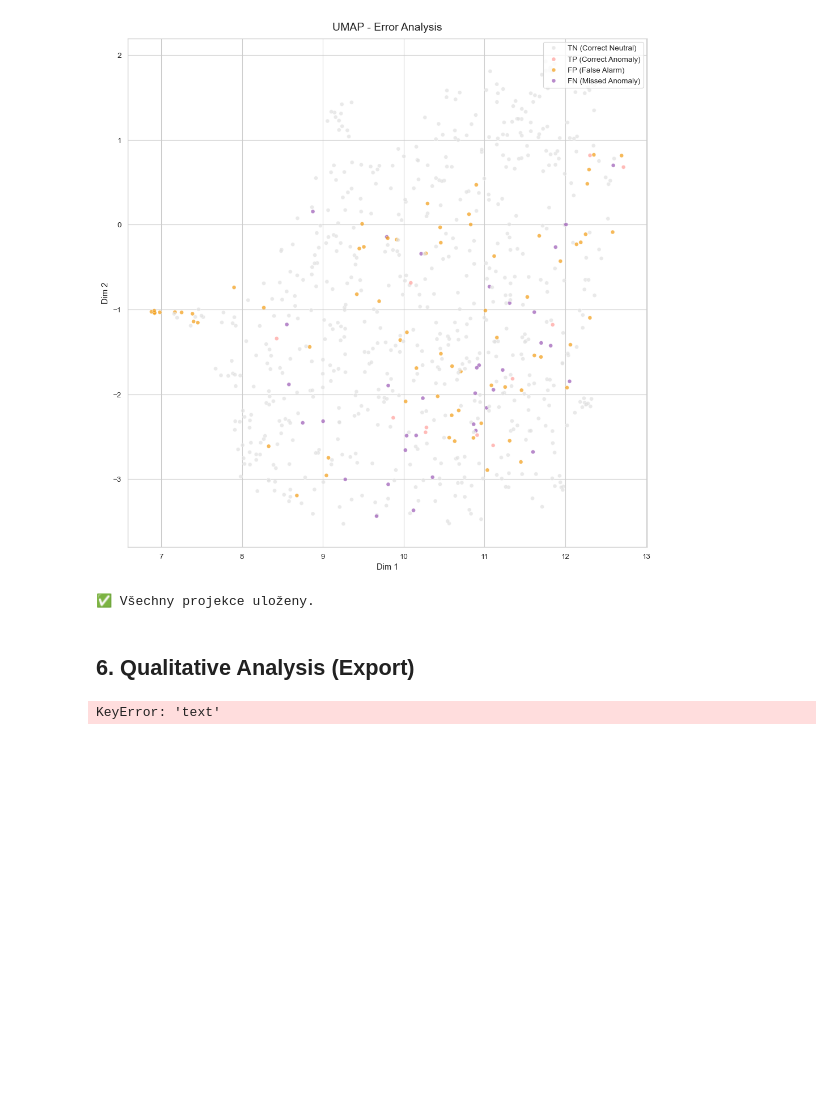
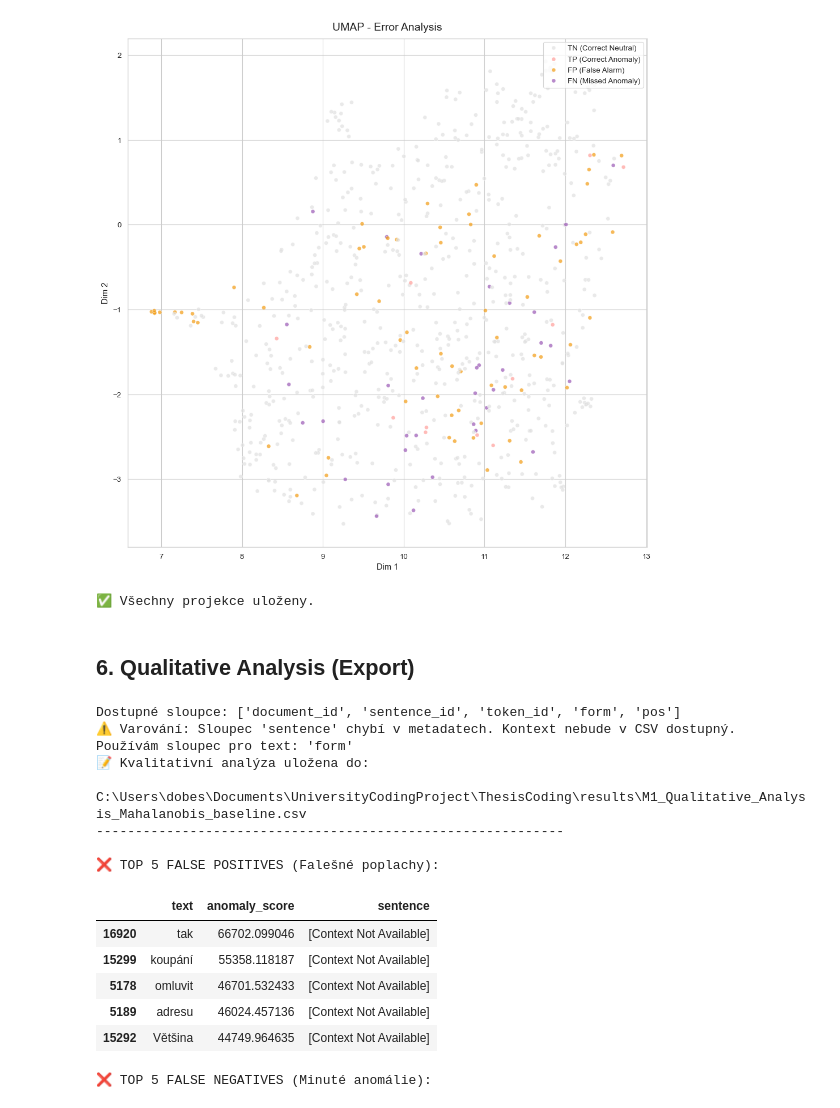
Before and after one commit to Dobes-Michal-Tobias/ThesisCoding, a Jupyter notebook: notebooks/03_M1_S1_Unsupervised_Token.ipynb, the cells around one changed output. Saved outputs shown, nothing was run; the diff lists cells and outputs as text; code cells hidden in the pictures; blank space fills up the shorter version.

```diff
--- a/notebooks/03_M1_S1_Unsupervised_Token.ipynb
+++ b/notebooks/03_M1_S1_Unsupervised_Token.ipynb
@@ -739,43 +739,77 @@ print("\n✅ Všechny projekce uloženy.")
 ## 6. Qualitative Analysis (Export)
 # %%
 # =============================================================================
-# 6. QUALITATIVE ERROR ANALYSIS (Proč to model spletl?)
+# 6. QUALITATIVE ERROR ANALYSIS (Detailní pohled na chyby)
 # =============================================================================
 
-# Vytvoříme DataFrame s výsledky
+# 1. Převedeme metadata na DataFrame
+df_meta = pd.DataFrame(data_best['meta_test'])
+
+# A) Řešení pro TEXT (form vs text)
+text_col = 'form' if 'form' in df_meta.columns else 'text'
+if text_col not in df_meta.columns:
+    # Fallback: vezmeme první string sloupec
+    text_col = [c for c in df_meta.columns if df_meta[c].dtype == 'object'][0]
+
+# B) Řešení pro SENTENCE (chybí v token-level datech)
+if 'sentence' in df_meta.columns:
+    sentences = df_meta['sentence']
+else:
+    # Pokud nemáme věty, vytvoříme placeholder, aby kód nespadl
+    print("⚠️ Varování: Sloupec 'sentence' chybí v metadatech. Kontext nebude v CSV dostupný.")
+    sentences = ["[Context Not Available]"] * len(df_meta)
+
+print(f"Používám sloupec pro text: '{text_col}'")
+
+# 2. Vytvoříme finální DataFrame
 df_qual = pd.DataFrame({
-    'text': data_best['meta_test']['text'],          # Samotné slovo
-    'sentence': data_best['meta_test']['sentence'],  # Celá věta (kontext)
+    'text': df_meta[text_col],
+    'sentence': sentences,            # <--- OPRAVA: Bezpečné načtení
+    'document_id': df_meta['document_id'],
     'true_label': data_best['y_test'],
-    'pred_label': (scores_test > threshold).astype(int),
-    'anomaly_score': scores_test,
-    'document_id': data_best['meta_test']['document_id']
+    'pred_label': y_pred_test,
+    'anomaly_score': scores_test
 })
 
-# Přidáme kategorii chyby (TP, TN, FP, FN)
+# 3. Přidáme kategorii chyby
+# 3. Přidáme kategorii chyby (TP, TN, FP, FN)
 conditions = [
-    (df_qual.true_label == 1) & (df_qual.pred_label == 1), # Trefil anomálii
-    (df_qual.true_label == 0) & (df_qual.pred_label == 0), # Trefil neutral
-    (df_qual.true_label == 0) & (df_qual.pred_label == 1), # Falešný poplach (FP)
-    (df_qual.true_label == 1) & (df_qual.pred_label == 0)  # Minul anomálii (FN)
+    (df_qual.true_label == 1) & (df_qual.pred_label == 1), # TP
+    (df_qual.true_label == 0) & (df_qual.pred_label == 0), # TN
+    (df_qual.true_label == 0) & (df_qual.pred_label == 1), # FP
+    (df_qual.true_label == 1) & (df_qual.pred_label == 0)  # FN
 ]
-df_qual['category'] = np.select(conditions, ['TP', 'TN', 'FP', 'FN'])
 
-# Seřadíme podle skóre (od nejvíce "podezřelých")
+df_qual['category'] = np.select(conditions, ['TP', 'TN', 'FP', 'FN'], default='Unknown')
+
+# 4. Seřadíme a uložíme
 df_qual = df_qual.sort_values('anomaly_score', ascending=False)
 
-# Uložíme
-qual_path = config.RESULTS_DIR / f"M1_Qualitative_Analysis_{best_run['model']}.csv"
+qual_path = config.RESULTS_DIR / f"M1_Qualitative_Analysis_{best_run['model']}_{best_run['scenario']}.csv"
 df_qual.to_csv(qual_path, index=False)
 
-print(f"\n📝 Kvalitativní analýza uložena do: {qual_path}")
+print(f"📝 Kvalitativní analýza uložena do:\n   {qual_path}")
 print("-" * 60)
 
-# Rychlý náhled na nejhorší chyby (FP - Co označil špatně za anomálii?)
-print("❌ TOP 5 FALSE POSITIVES (Model křičí 'Anomálie!', ale je to Neutral):")
-print(df_qual[df_qual['category'] == 'FP'][['text', 'anomaly_score', 'sentence']].head(5))
+# 5. Rychlý náhled
+print("\n❌ TOP 5 FALSE POSITIVES (Falešné poplachy):")
+display(df_qual[df_qual['category'] == 'FP'][['text', 'anomaly_score', 'sentence']].head(5))
 
-print("\n❌ TOP 5 FALSE NEGATIVES (Model spal, ale byla to Anomálie):")
-print(df_qual[df_qual['category'] == 'FN'][['text', 'anomaly_score', 'sentence']].tail(5)) # Tail, protože chceme ty s nejnižším skóre
+print("\n❌ TOP 5 FALSE NEGATIVES (Minuté anomálie):")
+display(df_qual[df_qual['category'] == 'FN'][['text', 'anomaly_score', 'sentence']].tail(5))
 # %% [output]
-KeyError: 'text'
+Dostupné sloupce: ['document_id', 'sentence_id', 'token_id', 'form', 'pos']
+⚠️ Varování: Sloupec 'sentence' chybí v metadatech. Kontext nebude v CSV dostupný.
+Používám sloupec pro text: 'form'
+📝 Kvalitativní analýza uložena do:
+   C:\Users\dobes\Documents\UniversityCodingProject\ThesisCoding\results\M1_Qualitative_Analysis_Mahalanobis_baseline.csv
+------------------------------------------------------------
+
+❌ TOP 5 FALSE POSITIVES (Falešné poplachy):
+|  | text | anomaly_score | sentence |
+| 16920 | tak | 66702.099046 | [Context Not Available] |
+| 15299 | koupání | 55358.118187 | [Context Not Available] |
+| 5178 | omluvit | 46701.532433 | [Context Not Available] |
+| 5189 | adresu | 46024.457136 | [Context Not Available] |
+| 15292 | Většina | 44749.964635 | [Context Not Available] |
+❌ TOP 5 FALSE NEGATIVES (Minuté anomálie):
```
Also changed, not shown: parts of 6 cells of this notebook, 1 other file.
